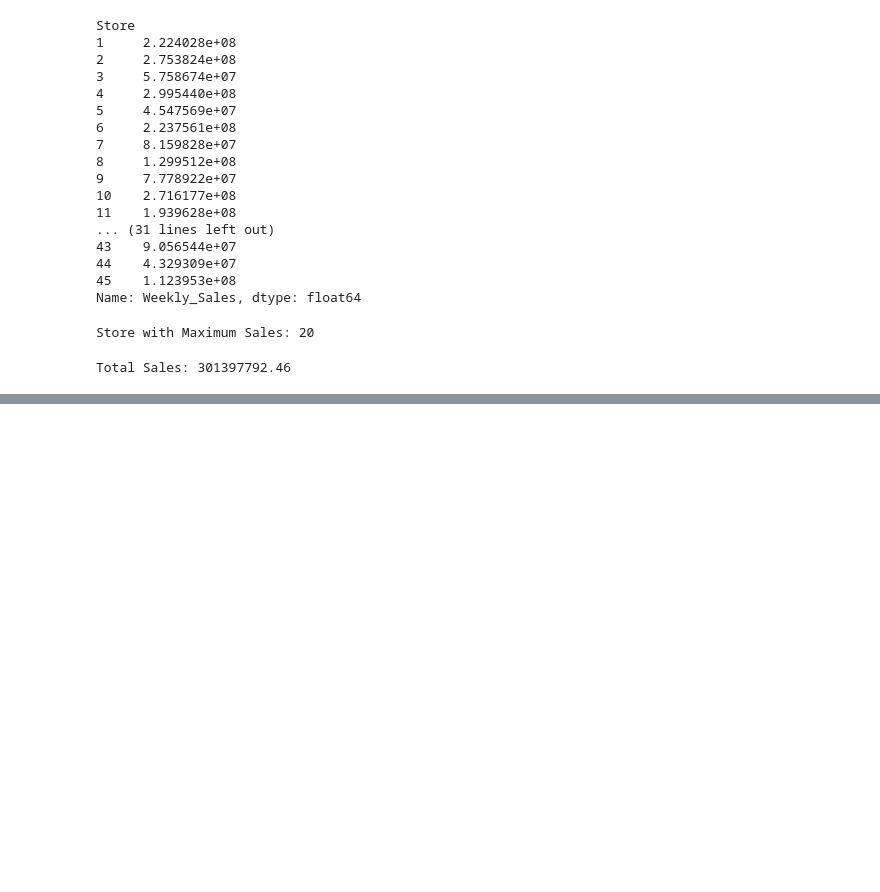
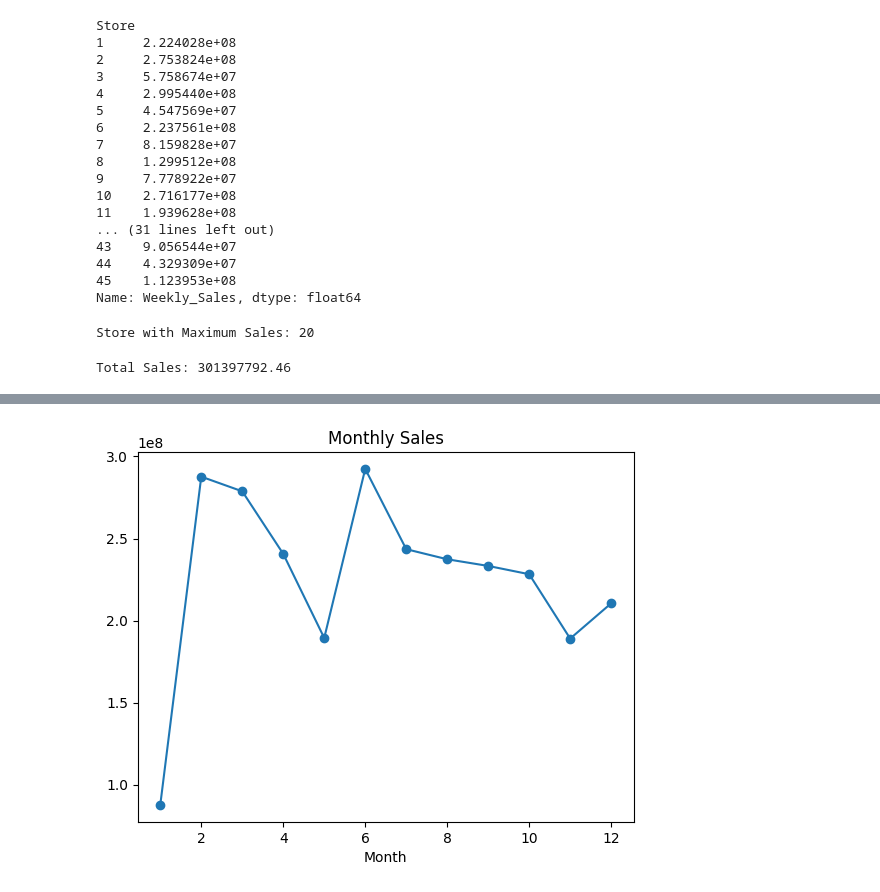
Before and after one commit to Tuffour0/Walmart, a Jupyter notebook: Walmart/walmart sales -1.ipynb, the cells around one changed output, grey strips where cells are left out. Drawn from its saved outputs; the diff is of its cells as text; code cells hidden in the pictures; blank space fills up the shorter version.

```diff
--- a/Walmart/walmart sales -1.ipynb
+++ b/Walmart/walmart sales -1.ipynb
@@ -153,0 +328,4 @@ Total Sales: 301397792.46
+# %%
+monthly_sales = df.groupby('Month')['Weekly_Sales'].sum()
+
+monthly_sales
@@ -153,0 +347,8 @@ Total Sales: 301397792.46
+# %%
+monthly_sales.plot(marker='o')
+
+plt.title("Monthly Sales")
+
+plt.show()
+# %% [output]
+[figure, added]
```
Also changed, not shown: parts of 20 cells of this notebook.
